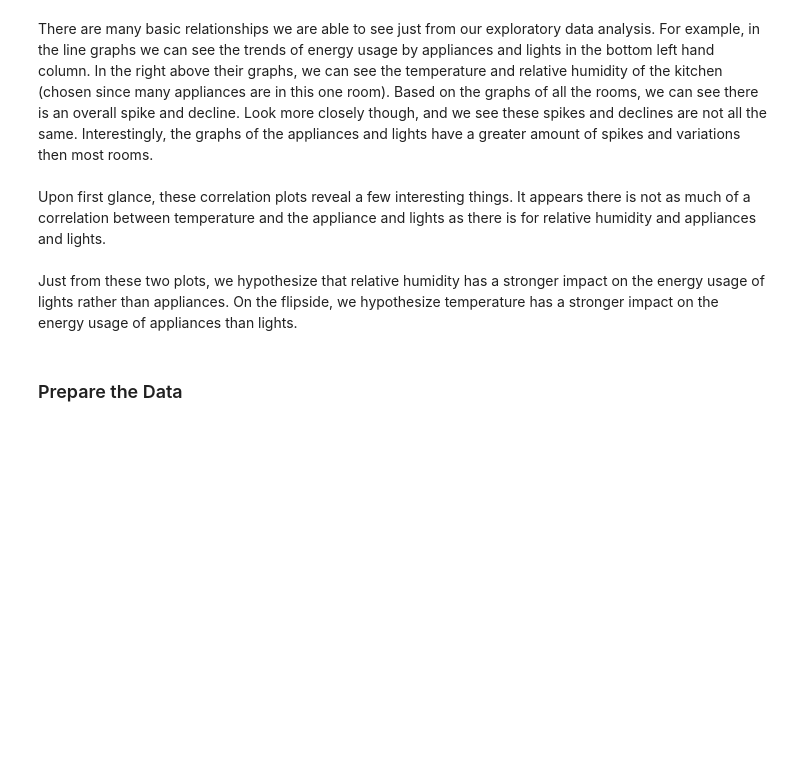
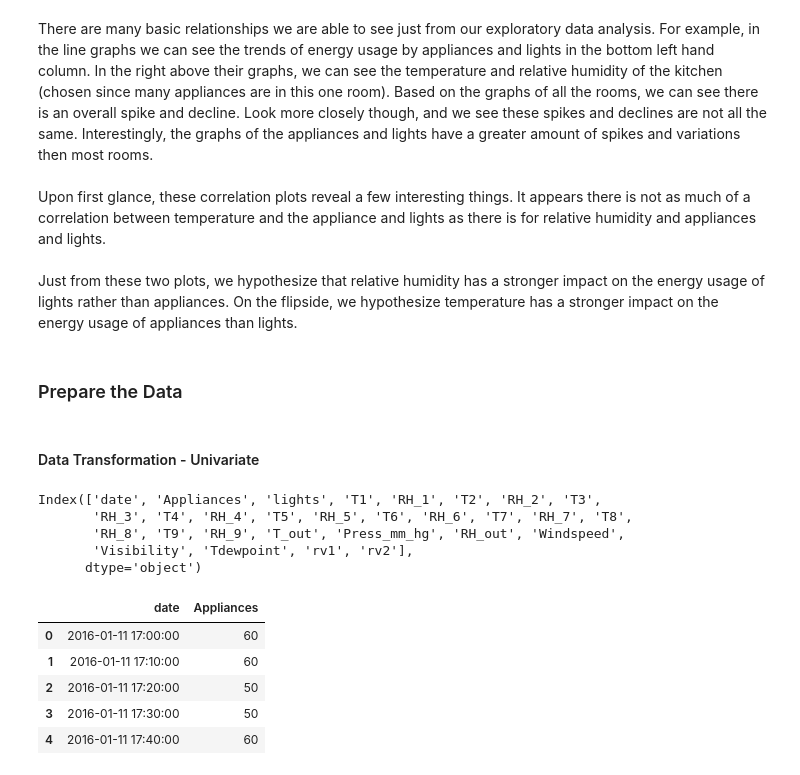
Before and after one commit to parksjr5/Energy_Forecasting, a Jupyter notebook: timeseries.ipynb, the cells around one changed output. Saved outputs shown, nothing was run; the diff lists cells and outputs as text; code cells hidden in the pictures; blank space fills up the shorter version.

```diff
--- a/timeseries.ipynb
+++ b/timeseries.ipynb
@@ -130,3 +156,5 @@ Upon first glance, these correlation plots reveal a few interesting things. It a
 Just from these two plots, we hypothesize that relative humidity has a stronger impact on the energy usage of lights rather than appliances. On the flipside, we hypothesize temperature has a stronger impact on the energy usage of appliances than lights.
 # %% [markdown]
 ### Prepare the Data
+# %% [markdown]
+#### Data Transformation - Univariate
@@ -132,0 +163,8 @@ Just from these two plots, we hypothesize that relative humidity has a stronger
+# %%
+prep_df.columns
+# %% [output]
+Index(['date', 'Appliances', 'lights', 'T1', 'RH_1', 'T2', 'RH_2', 'T3',
+       'RH_3', 'T4', 'RH_4', 'T5', 'RH_5', 'T6', 'RH_6', 'T7', 'RH_7', 'T8',
+       'RH_8', 'T9', 'RH_9', 'T_out', 'Press_mm_hg', 'RH_out', 'Windspeed',
+       'Visibility', 'Tdewpoint', 'rv1', 'rv2'],
+      dtype='object')
@@ -132,0 +175,10 @@ Just from these two plots, we hypothesize that relative humidity has a stronger
+# %%
+appli_df = df.iloc[:,[0,1]]
+appli_df.head()
+# %% [output]
+|  | date | Appliances |
+| 0 | 2016-01-11 17:00:00 | 60 |
+| 1 | 2016-01-11 17:10:00 | 60 |
+| 2 | 2016-01-11 17:20:00 | 50 |
+| 3 | 2016-01-11 17:30:00 | 50 |
+| 4 | 2016-01-11 17:40:00 | 60 |
```
Also changed, not shown: parts of 5 cells of this notebook.
